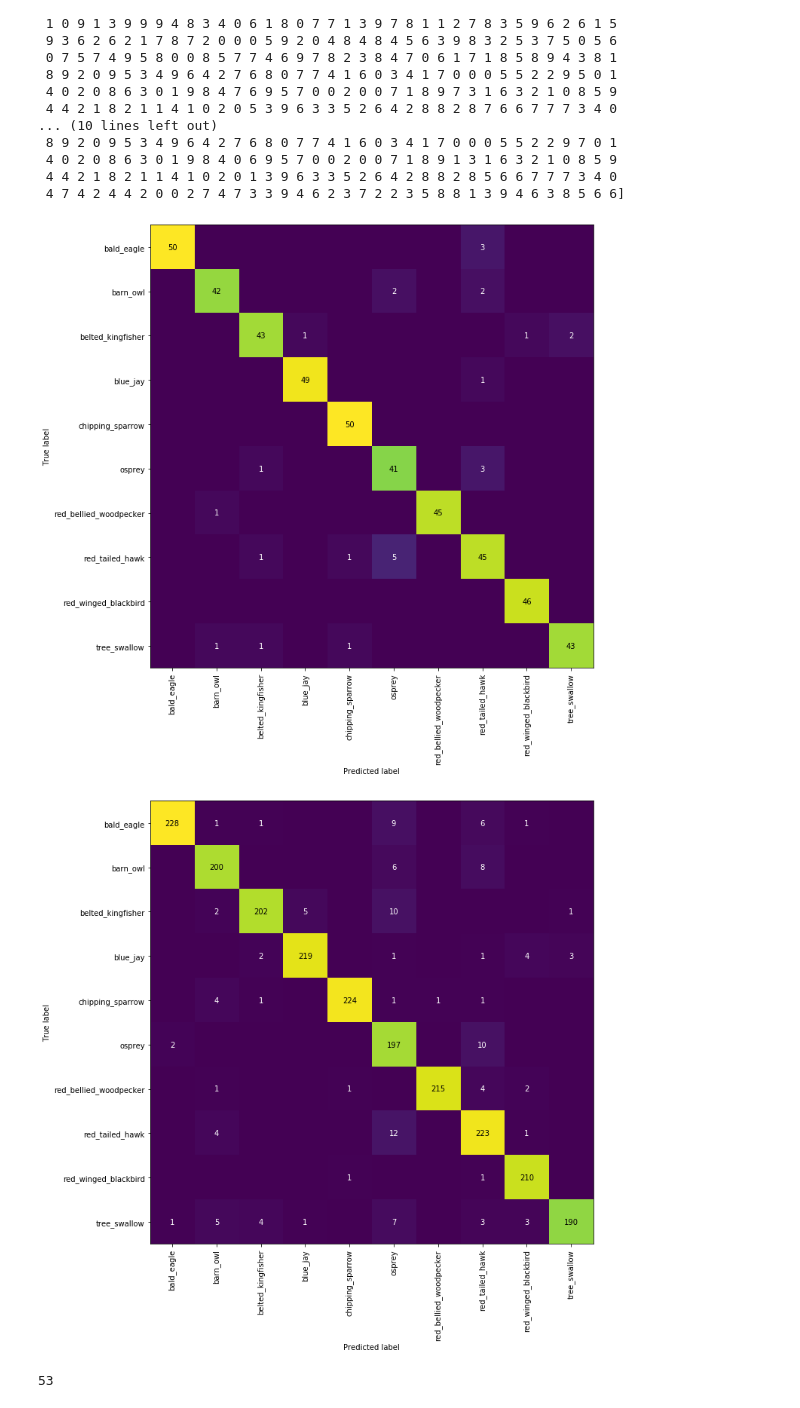
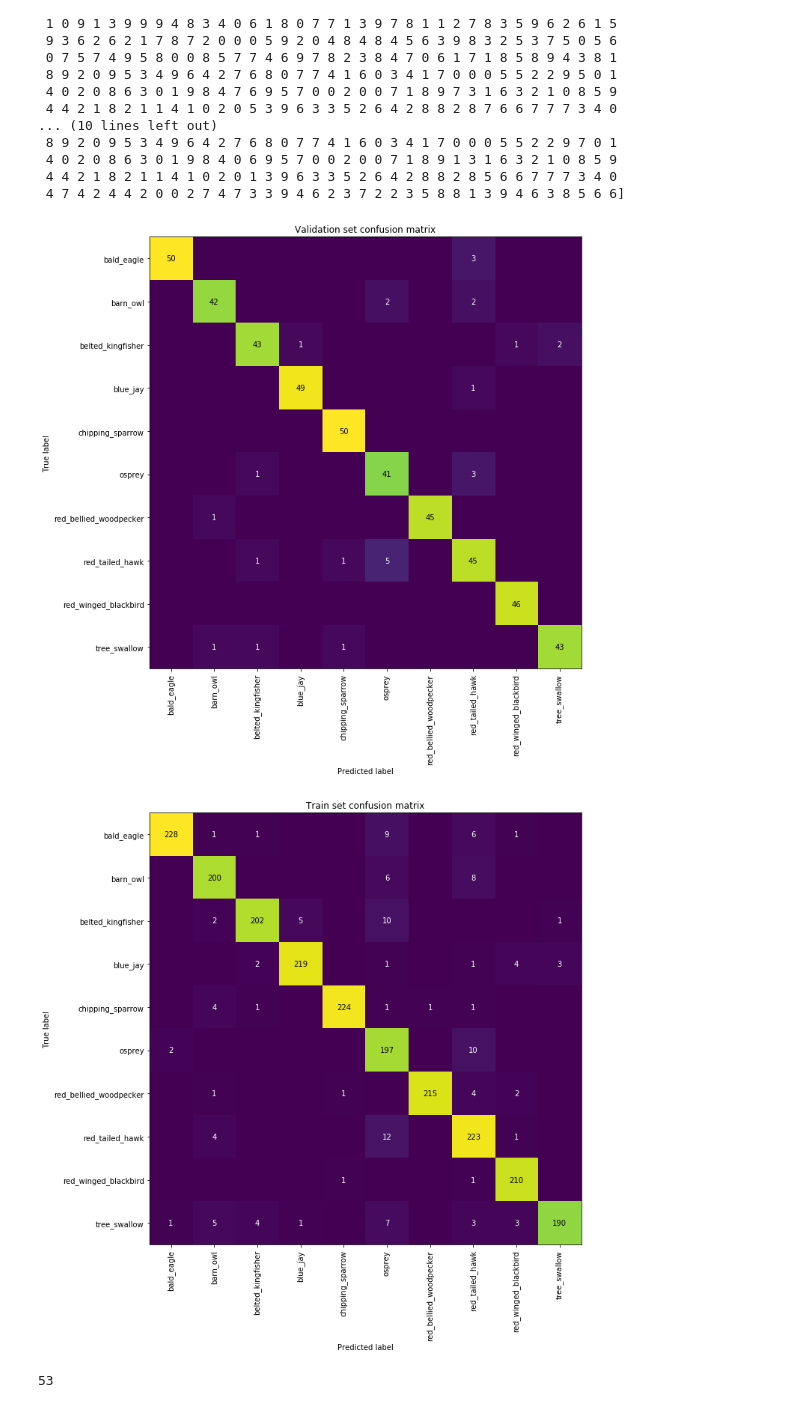
Before and after one commit to JackRNash/Bird-Recognizer-and-Distinguiser, a Jupyter notebook: models/finetuned/experimentation.ipynb, the cells around one changed output. Saved outputs shown, nothing was run; the diff lists cells and outputs as text; code cells hidden in the pictures.

```diff
--- a/models/finetuned/experimentation.ipynb
+++ b/models/finetuned/experimentation.ipynb
@@ -298,7 +298,7 @@ Train accuracy 94.11%
 # %%
 from sklearn.metrics import confusion_matrix
 # %%
-def plot_confusion_matrix(true, preds, classes):
+def plot_confusion_matrix(true, preds, classes, title):
     cmatrix = confusion_matrix(true, preds)
     threshold = np.min(np.diagonal(cmatrix))
     fig, ax = plt.subplots()
@@ -307,7 +307,8 @@ def plot_confusion_matrix(true, preds, classes):
            xticklabels=classes,
            yticklabels=classes,
            ylabel='True label',
-           xlabel='Predicted label')
+           xlabel='Predicted label',
+           title=title)
     ax.tick_params(axis='x', labelrotation=90)
     for i in range(cmatrix.shape[0]):
         for j in range(cmatrix.shape[1]):
@@ -377,13 +378,13 @@ print(val_true_full)
  4 4 2 1 8 2 1 1 4 1 0 2 0 1 3 9 6 3 3 5 2 6 4 2 8 8 2 8 5 6 6 7 7 7 3 4 0
  4 7 4 2 4 4 2 0 0 2 7 4 7 3 3 9 4 6 2 3 7 2 2 3 5 8 8 1 3 9 4 6 3 8 5 6 6]
 # %%
-plot_confusion_matrix(val_true_full, val_preds_full, image_datasets['val'].classes)
+plot_confusion_matrix(val_true_full, val_preds_full, image_datasets['val'].classes, 'Validation set confusion matrix')
 # %% [output]
-[figure, old version]
+[figure, new version]
 # %%
-plot_confusion_matrix(train_true_full, train_preds_full, image_datasets['train'].classes)
+plot_confusion_matrix(train_true_full, train_preds_full, image_datasets['train'].classes, 'Train set confusion matrix')
 # %% [output]
-[figure, old version]
+[figure, new version]
 # %%
 print(len(val_true_full[val_true_full == 0]))
 # %% [output]
```
Also changed, not shown: parts of 6 cells of this notebook, 1 other file.
